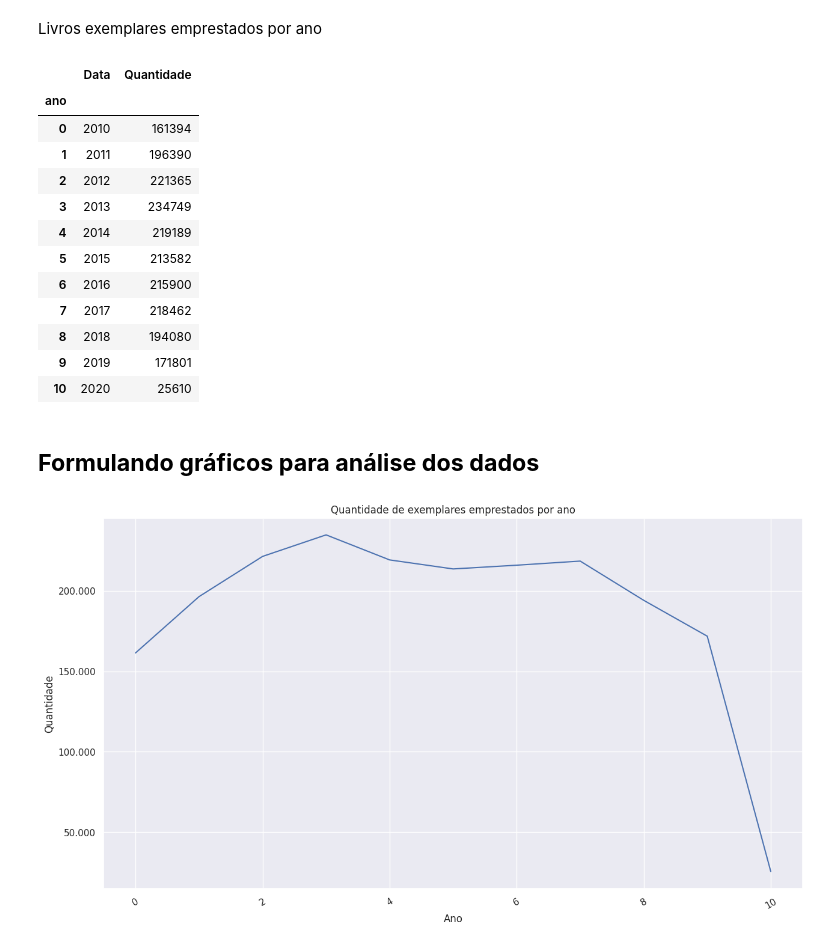
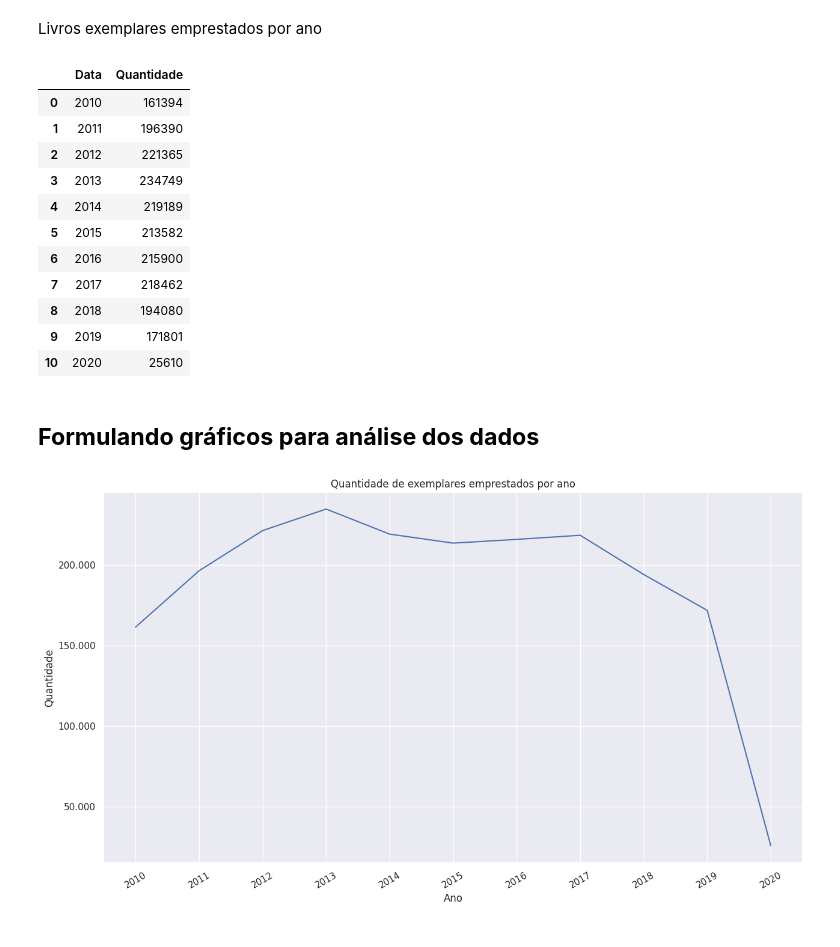
Before and after one commit to AleixoCodes/Analise-de-dados-bibliotecarios, a Jupyter notebook: Análise_de_Dados_de_Biblioteca_Universitária.ipynb, the cells around one changed output. Drawn from its saved outputs; the diff is of its cells as text; code cells hidden in the pictures.

```diff
--- a/Análise_de_Dados_de_Biblioteca_Universitária.ipynb
+++ b/Análise_de_Dados_de_Biblioteca_Universitária.ipynb
@@ -229,11 +229,9 @@ dataEmprestimos['Data'] = pd.to_datetime(dataEmprestimos['Data'])
 
 # Organizando a quantidade dos emprestimos dos livros por ano
 emprestimosPorAno = dataEmprestimos.groupby(dataEmprestimos['Data'].dt.year)['Quantidade'].sum().reset_index()
-emprestimosPorAno.index.name = 'ano'
 emprestimosPorAno
 # %% [output]
 |  | Data | Quantidade |
-| ano |  |  |
 | 0 | 2010 | 161394 |
 | 1 | 2011 | 196390 |
 | 2 | 2012 | 221365 |
@@ -250,13 +248,14 @@ emprestimosPorAno
 # %%
 sns.set_theme(context='notebook', style='darkgrid', palette='deep')
 
-gfc = sns.lineplot(data=emprestimosPorAno, x='ano', y='Quantidade')
+gfc = sns.lineplot(data=emprestimosPorAno, x='Data', y='Quantidade')
 gfc.set_title('Quantidade de exemplares emprestados por ano')
 gfc.set_xlabel('Ano')
 gfc.set_ylabel('Quantidade')
 gfc.tick_params(axis='x', rotation=30)
 gfc.yaxis.set_major_formatter(ticker.FuncFormatter(lambda x, p: format(int(x), ',').replace(',', '.')))
+gfc.set_xticks(emprestimosPorAno['Data'])
 
 gfc=gfc
 # %% [output]
-[figure, old version]
+[figure, new version]
```
Also changed, not shown: parts of 1 cell of this notebook.
